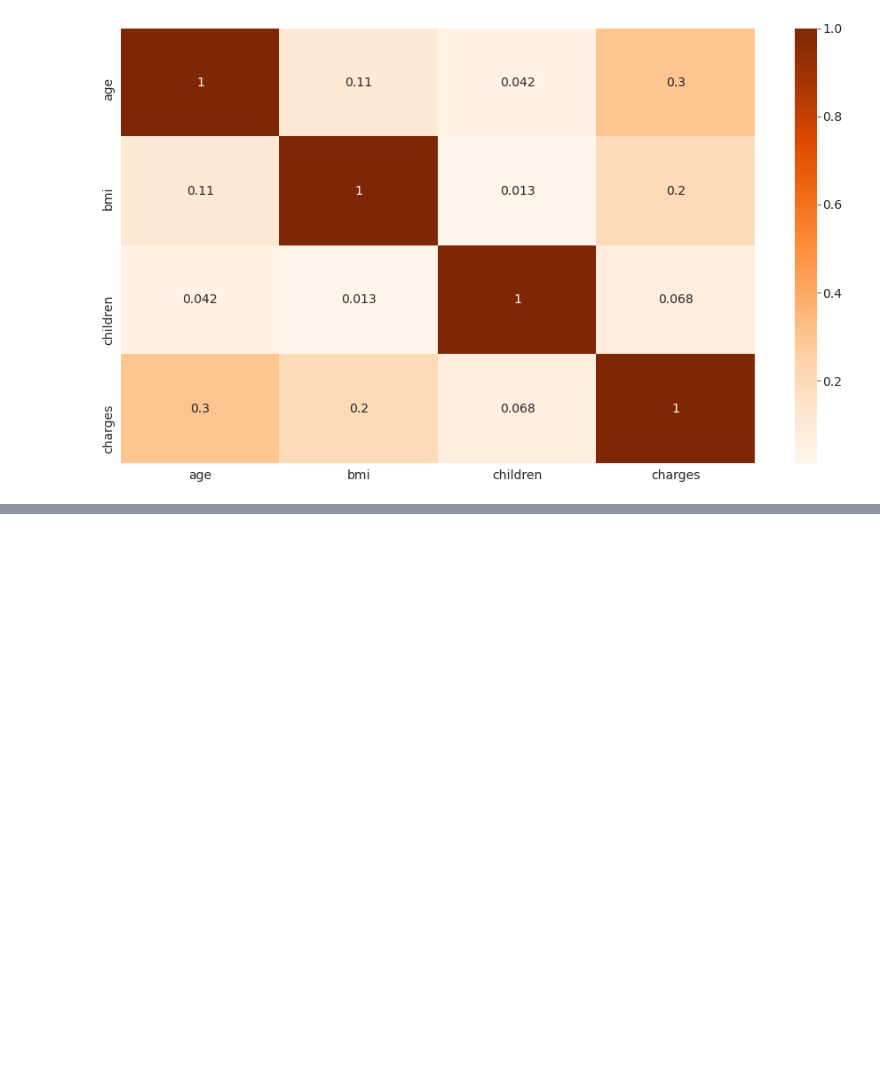
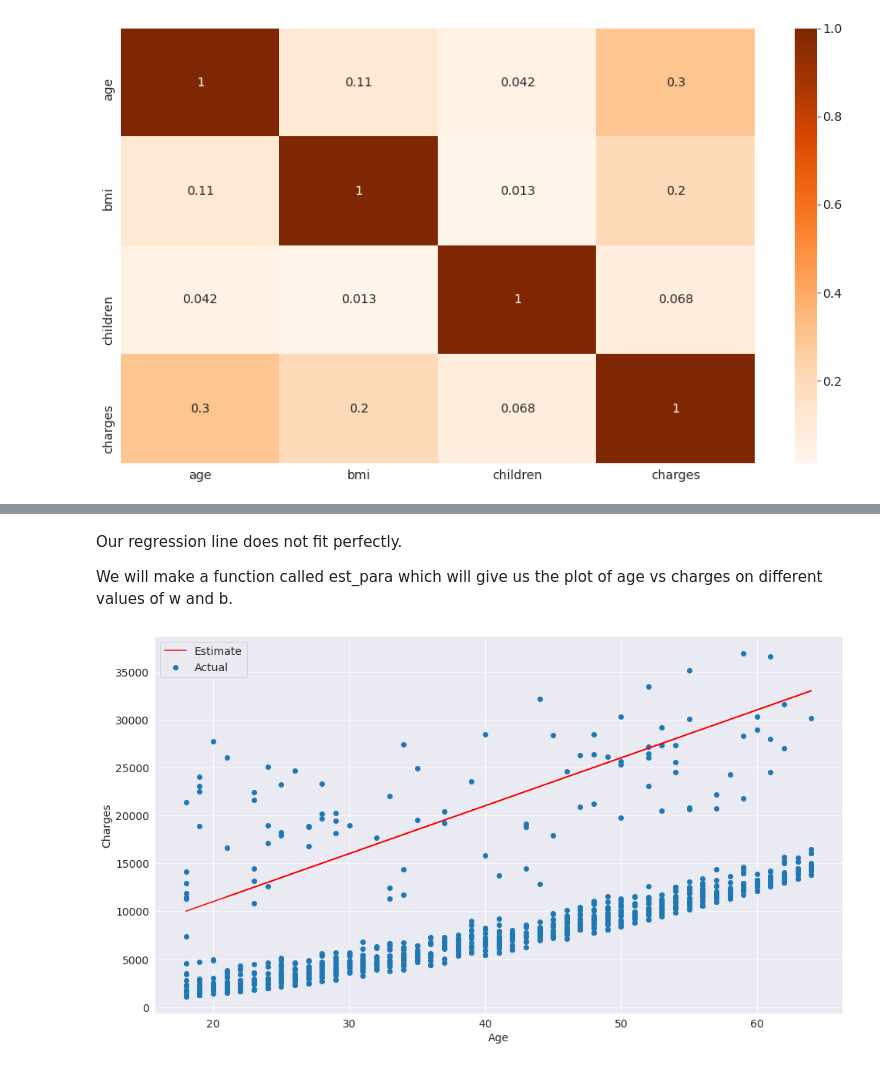
Before and after one commit to MOULIK-RAZDAN/LINEAR-REGRESSION-ON-INSURANCE-POLICY, a Jupyter notebook: Linear_Regression_on_Insurance_policy.ipynb, the cells around one changed output, grey strips where cells are left out. Drawn from its saved outputs; the diff is of its cells as text; code cells hidden in the pictures; blank space fills up the shorter version.

```diff
--- a/Linear_Regression_on_Insurance_policy.ipynb
+++ b/Linear_Regression_on_Insurance_policy.ipynb
@@ -206,0 +263,17 @@ sns.heatmap(medical_df.corr(),cmap='Oranges',annot=True)
+# %% [markdown]
+Our regression line does not fit perfectly.
+
+We will make a function called est_para which will give us the plot of age vs charges on different values of w and b.
+# %%
+def est_para(w,b):
+  ages = non_smoker.age
+  est_charges = non_smoker.charges
+  plt.plot(ages,charge_estimates(w,b,ages),'r')
+  plt.scatter(ages,est_charges)
+  plt.xlabel("Age")
+  plt.ylabel("Charges")
+  plt.legend(['Estimate','Actual']);
+# %%
+est_para(500,1000)
+# %% [output]
+[figure, added]
```
Also changed, not shown: parts of 26 cells of this notebook.
